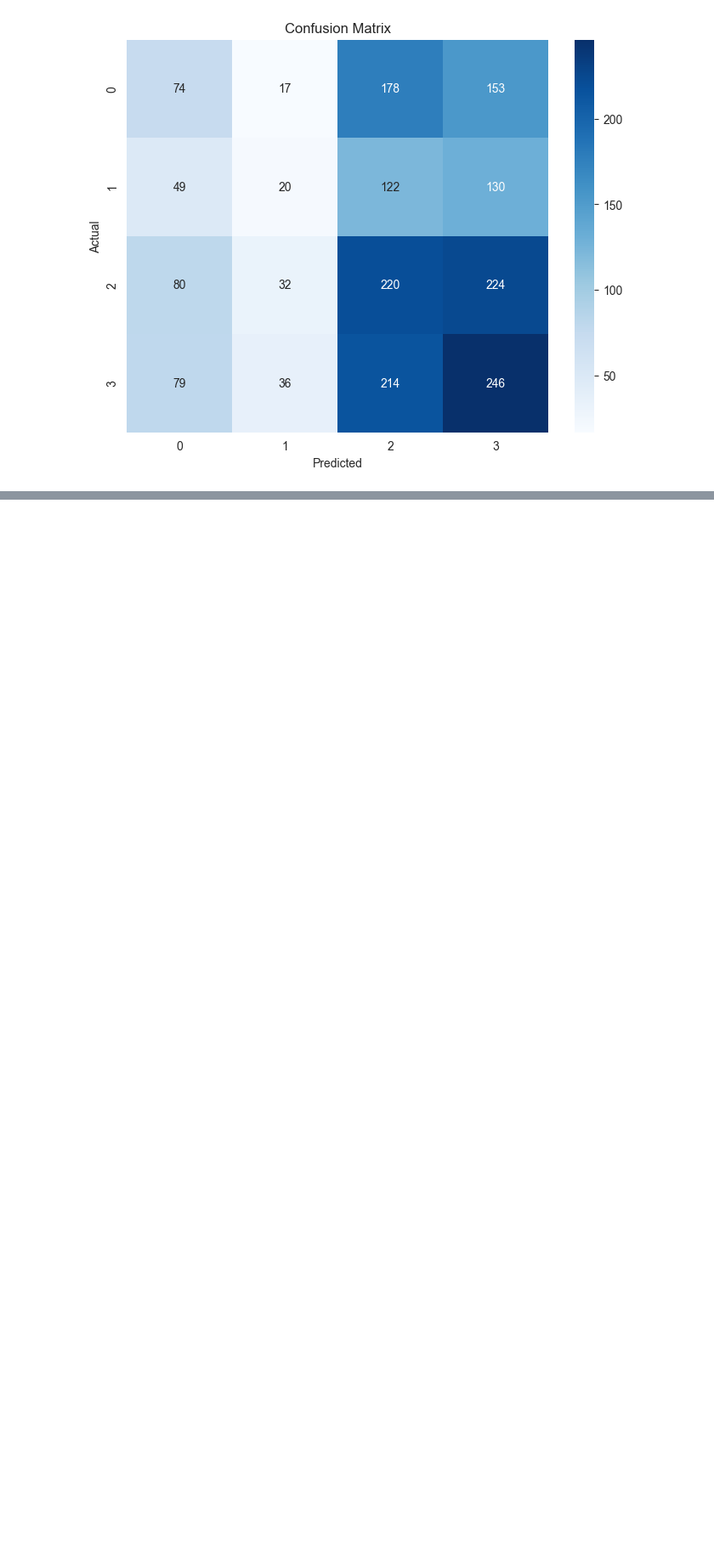
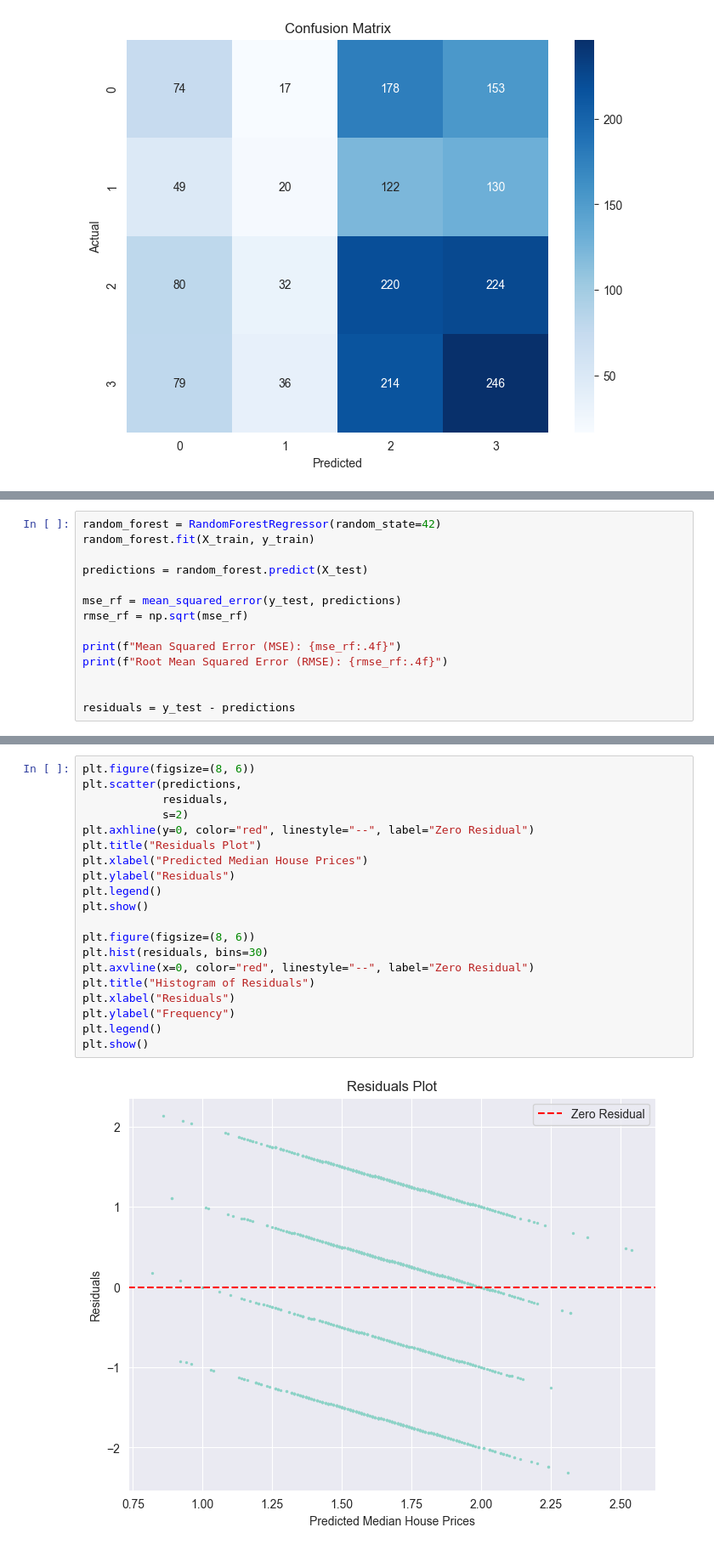
Before and after one commit to Aauia/MobileApp-Success-Project, a Jupyter notebook: appAnalyses/finalVersion.ipynb, the cells around one changed output, grey strips where cells are left out. Shown at 85% size. Saved outputs shown, nothing was run; the diff lists cells and outputs as text; blank space fills up the shorter version.

Commit message:
residuals added

```diff
--- a/appAnalyses/finalVersion.ipynb
+++ b/appAnalyses/finalVersion.ipynb
@@ -788,0 +819,14 @@ weighted avg       0.28      0.30      0.28      1874
+# %%
+random_forest = RandomForestRegressor(random_state=42)
+random_forest.fit(X_train, y_train)
+
+predictions = random_forest.predict(X_test)
+
+mse_rf = mean_squared_error(y_test, predictions)
+rmse_rf = np.sqrt(mse_rf)
+
+print(f"Mean Squared Error (MSE): {mse_rf:.4f}")
+print(f"Root Mean Squared Error (RMSE): {rmse_rf:.4f}")
+
+
+residuals = y_test - predictions
@@ -788,0 +836,22 @@ weighted avg       0.28      0.30      0.28      1874
+# %%
+plt.figure(figsize=(8, 6))
+plt.scatter(predictions,
+            residuals,
+            s=2)
+plt.axhline(y=0, color="red", linestyle="--", label="Zero Residual")
+plt.title("Residuals Plot")
+plt.xlabel("Predicted Median House Prices")
+plt.ylabel("Residuals")
+plt.legend()
+plt.show()
+
+plt.figure(figsize=(8, 6))
+plt.hist(residuals, bins=30)
+plt.axvline(x=0, color="red", linestyle="--", label="Zero Residual")
+plt.title("Histogram of Residuals")
+plt.xlabel("Residuals")
+plt.ylabel("Frequency")
+plt.legend()
+plt.show()
+# %% [output]
+[figure, added]
```
Also changed, not shown: parts of 3 cells of this notebook.
